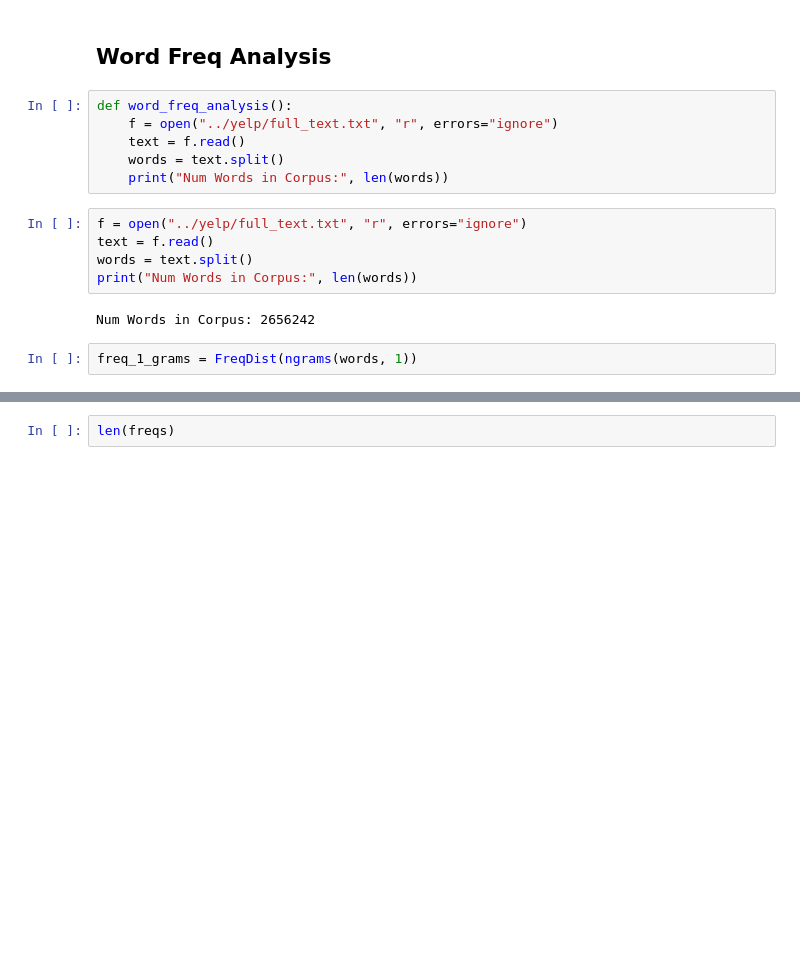
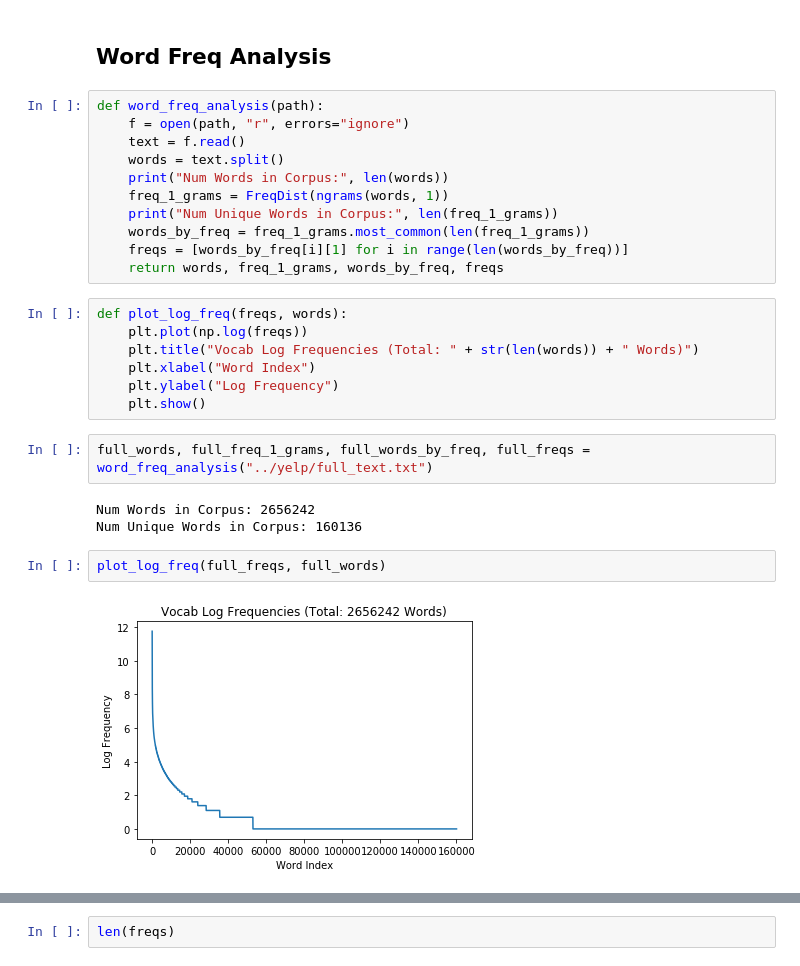
Before and after one commit to KKsharma99/text_style_transfer, a Jupyter notebook: data/text_data/Corpus Statistics_kunal.ipynb, the cells around one changed output, grey strips where cells are left out. Drawn from its saved outputs; the diff is of its cells as text; blank space fills up the shorter version.

```diff
--- a/data/text_data/Corpus Statistics_kunal.ipynb
+++ b/data/text_data/Corpus Statistics_kunal.ipynb
@@ -203,18 +203,30 @@ The mean number of times each vocab word appears in this corporus is 11.922328.
 # %% [markdown]
 ## Word Freq Analysis
 # %%
-def word_freq_analysis():
-    f = open("../yelp/full_text.txt", "r", errors="ignore")
+def word_freq_analysis(path):
+    f = open(path, "r", errors="ignore")
     text = f.read()
     words = text.split()
     print("Num Words in Corpus:", len(words))
+    freq_1_grams = FreqDist(ngrams(words, 1))
+    print("Num Unique Words in Corpus:", len(freq_1_grams))
+    words_by_freq = freq_1_grams.most_common(len(freq_1_grams))
+    freqs = [words_by_freq[i][1] for i in range(len(words_by_freq))]
+    return words, freq_1_grams, words_by_freq, freqs
-# %%
-f = open("../yelp/full_text.txt", "r", errors="ignore")
-text = f.read()
-words = text.split()
-print("Num Words in Corpus:", len(words))
-# %% [output]
-Num Words in Corpus: 2656242
-# %%
-freq_1_grams = FreqDist(ngrams(words, 1))
+# %%
+def plot_log_freq(freqs, words):
+    plt.plot(np.log(freqs))
+    plt.title("Vocab Log Frequencies (Total: " + str(len(words)) + " Words)")
+    plt.xlabel("Word Index")
+    plt.ylabel("Log Frequency")
+    plt.show()
+# %%
+full_words, full_freq_1_grams, full_words_by_freq, full_freqs = word_freq_analysis("../yelp/full_text.txt")
+# %% [output]
+Num Words in Corpus: 2656242
+Num Unique Words in Corpus: 160136
+# %%
+plot_log_freq(full_freqs, full_words)
+# %% [output]
+[figure, added]
 # %%
```
Also changed, not shown: parts of 7 cells of this notebook, 2 other files.
